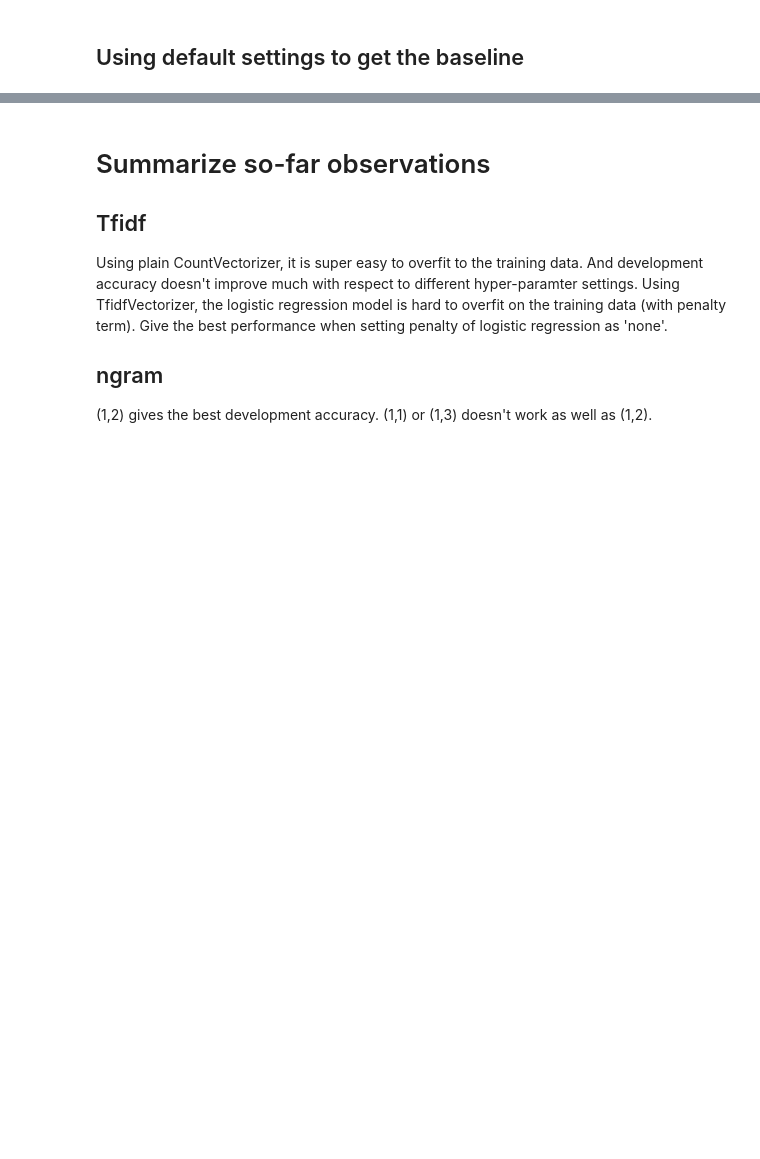
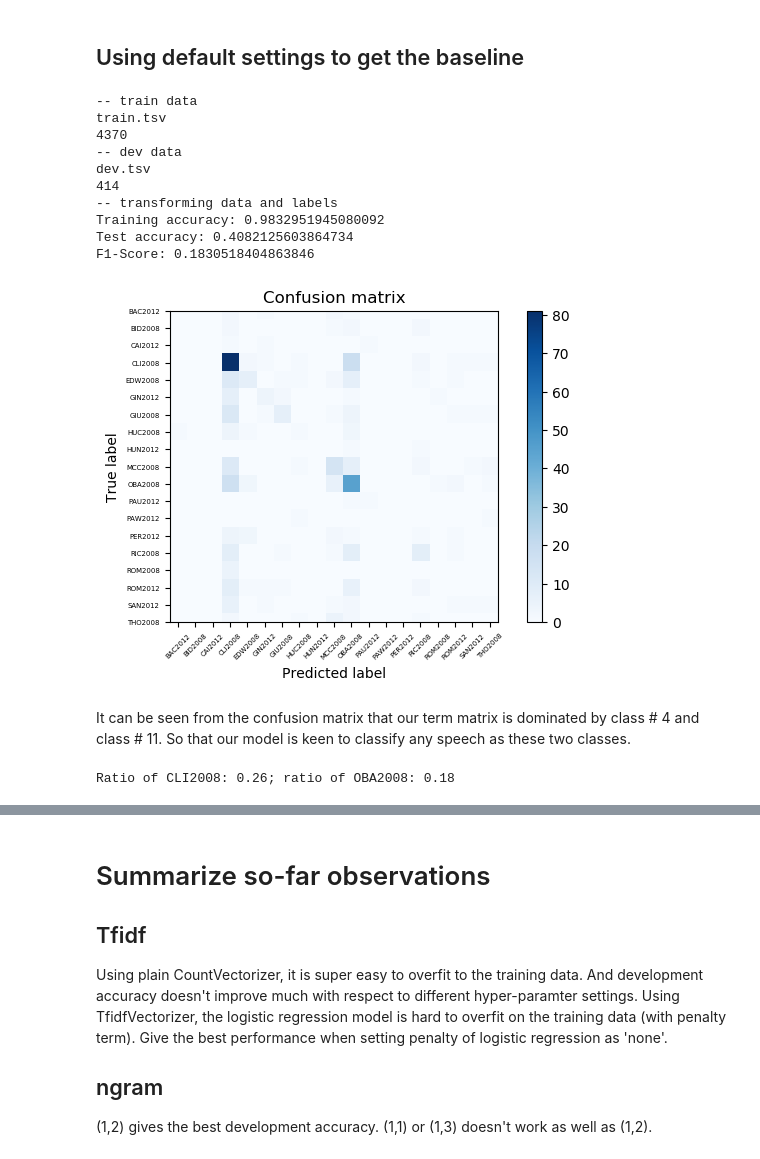
Before and after one commit to junzel/uci-statnlp, a Jupyter notebook: hw1/Report.ipynb, the cells around one changed output, grey strips where cells are left out. Drawn from its saved outputs; the diff is of its cells as text; code cells hidden in the pictures; blank space fills up the shorter version.

```diff
--- a/hw1/Report.ipynb
+++ b/hw1/Report.ipynb
@@ -9,3 +87,50 @@ TabError: inconsistent use of tabs and spaces in indentation (classify.py, line
 # Supervised Logistic Regression + Bag of Words
 # %% [markdown]
 ## Using default settings to get the baseline
+# %%
+import warnings
+warnings.filterwarnings('ignore')
+
+def benchmark():
+    speech = read_files(tarfname)
+    # Training classifier
+    cls = classify.train_classifier(speech.trainX, speech.trainy)
+    # Evaluating
+    ytrp = cls.predict(speech.trainX)
+    acc = metrics.accuracy_score(speech.trainy, ytrp)
+    print("Training accuracy: {}".format(acc))
+    ytep = cls.predict(speech.devX)
+    acc = metrics.accuracy_score(speech.devy, ytep)
+    f1 = metrics.f1_score(speech.devy, ytep, average='macro')
+    print("Test accuracy: {}".format(acc))
+    print("F1-Score: {}".format(f1))
+
+    return ytep, speech.devy
+
+with warnings.catch_warnings(record=True):
+    warnings.warn("should not appear")
+    ytep, yte = benchmark()
+
+cm = confusion_matrix(yte, ytep)
+plt.figure(dpi=100)
+plot_confusion_matrix(cm, target_names=[str(x[:3]+str(x[-4:])) for x in speech.target_labels])
+# plot_confusion_matrix(cm, target_names=[str(x) for x in yte])
+plt.show()
+# %% [output]
+-- train data
+train.tsv
+4370
+-- dev data
+dev.tsv
+414
+-- transforming data and labels
+Training accuracy: 0.9832951945080092
+Test accuracy: 0.4082125603864734
+F1-Score: 0.1830518404863846
+[figure, added]
+# %% [markdown]
+It can be seen from the confusion matrix that our term matrix is dominated by class # 4 and class # 11. So that our model is keen to classify any speech as these two classes.
+# %%
+print("Ratio of CLI2008: {:.2f}; ratio of OBA2008: {:.2f}".format((yte == 3).sum() / len(yte),(yte == 10).sum() / len(yte)))
+# %% [output]
+Ratio of CLI2008: 0.26; ratio of OBA2008: 0.18
```
Also changed, not shown: parts of 51 cells of this notebook, 1 other file.
